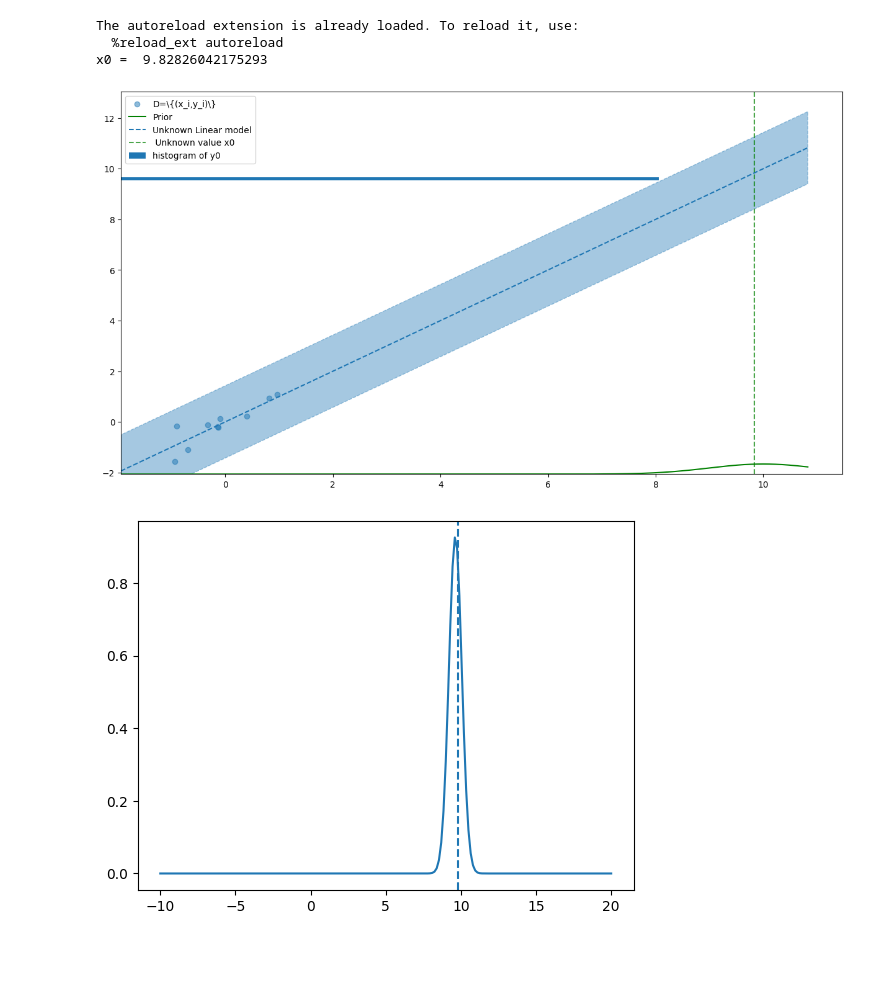
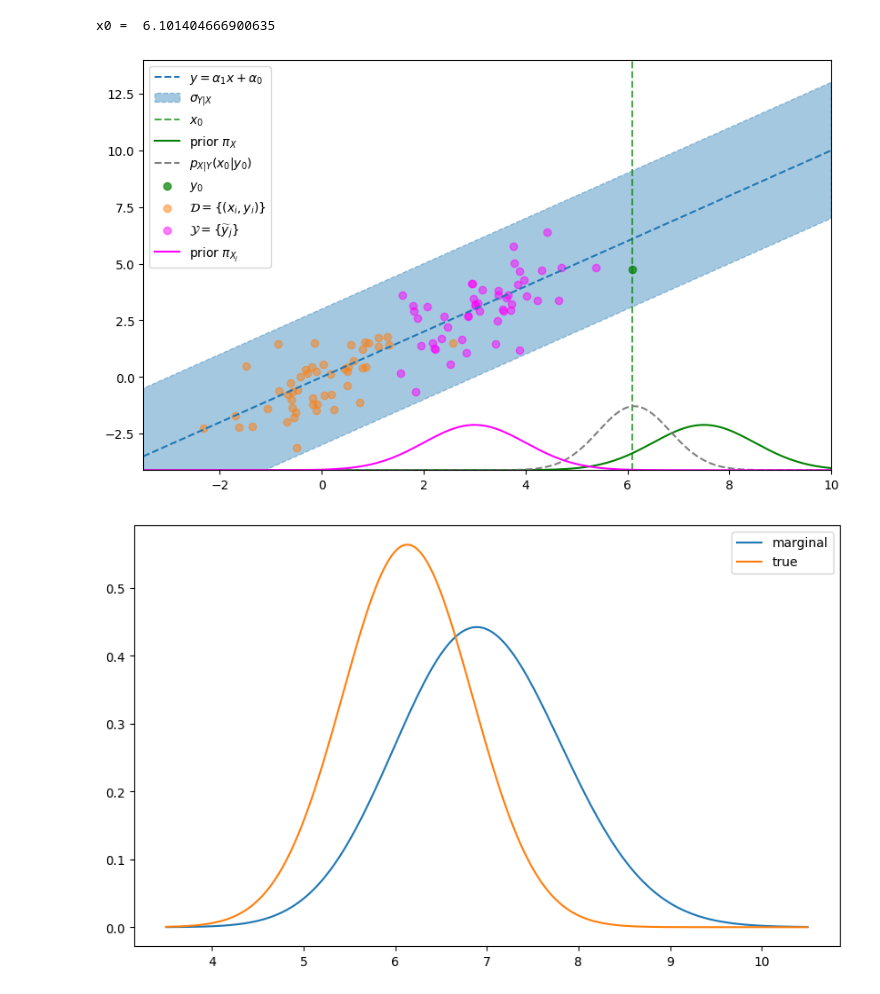
Before and after one commit to ElouanARGOUARCH/models, a Jupyter notebook: Untitled2.ipynb, the cells around one changed output. Saved outputs shown, nothing was run; the diff lists cells and outputs as text; code cells hidden in the pictures; blank space fills up the shorter version.

```diff
--- a/Untitled2.ipynb
+++ b/Untitled2.ipynb
@@ -1,62 +1,93 @@
 # %%
 import torch
 import matplotlib.pyplot as plt
+from matplotlib.markers import MarkerStyle
 from regressor import *
 from utils import *
 %load_ext autoreload
 %autoreload 2
+torch.manual_seed(0)
 
 scale_sigma2 = torch.tensor(.5)
 shape_sigma2 = torch.tensor(.5)
 sigma20 = pyro.distributions.InverseGamma(shape_sigma2, scale_sigma2).sample()
+sigma20 = torch.tensor(1)
 
 mu_beta = torch.zeros(2)
 Sigma_beta = torch.eye(2)
 beta0 =torch.distributions.MultivariateNormal(mu_beta, Sigma_beta).sample()
 beta0 = torch.tensor([1.,0.])
 
-mu_X =torch.tensor(10.)
+mu_X =torch.tensor(7.5)
 sigma2_X =torch.tensor(1.)
 x0 =  torch.distributions.Normal(mu_X, torch.sqrt(sigma2_X)).sample()
 
-prior_dataset = torch.distributions.Normal(torch.tensor(0.), torch.tensor(0.5))
-n_D = 10
+prior_dataset = torch.distributions.Normal(torch.tensor(0.), torch.tensor(1))
+n_D = 50
 DX =prior_dataset.sample([n_D])
 
 sigma2_simulateur = torch.tensor(1)
 f = lambda x: beta0[0]*x + beta0[1]
 simulateur= lambda x: f(x) + torch.randn(x.shape[0])*torch.sqrt(sigma20)
 DY = simulateur(DX)
 
-
 print('x0 = ',str(x0.item()))
 n_y0= 1
 y0 = simulateur(x0.repeat(n_y0))
 
-plt.figure(figsize = (15,8))
-y_min = torch.min(torch.cat([DY,y0])) - 0.5
-plt.scatter(DX.numpy(), DY.numpy(), alpha =.5, label = r'D=\{(x_i,y_i)\}')
 
-tt = torch.linspace(torch.min(torch.cat([DX, x0.unsqueeze(0)])) -1,torch.max(torch.cat([DX, x0.unsqueeze(0)]))+1,1000)
-plt.plot(tt, y_min + torch.exp(torch.distributions.Normal(mu_X, torch.sqrt(sigma2_X)).log_prob(tt.unsqueeze(-1))), color = 'green', label='Prior')
-plt.plot(tt.numpy(),f(tt).numpy(), linestyle = '--', label = 'Unknown Linear model', color ='C0')
-plt.fill_between(tt.numpy(),f(tt).numpy() - 3*torch.sqrt(sigma20).numpy(),f(tt).numpy() + 3*torch.sqrt(sigma20).numpy(),linestyle = '--',color = 'C0',alpha = 0.4, label = '')
-plt.axvline(x0.numpy(), color = 'green', alpha = .7, linestyle = '--', label=' Unknown value x0')
-hist = plt.hist(y0.numpy(), orientation ='horizontal', bins = 10, density = True, bottom = tt[0], label = 'histogram of y0')
+posterior_mean, posterior_sigma2 =generative_bayesian_linear_regression_known_variance(sigma20,mu_X, sigma2_X).compute_x0_given_y0_beta_moments(y0, torch.tensor(1.))
+true_posterior = torch.distributions.Normal(posterior_mean, torch.sqrt(posterior_sigma2))
+
+list_xj = []
+list_yj = []
+n_unlabeled_obs = 50
+n_per_obs = 1
+for t in torch.linspace(-10,10,n_unlabeled_obs):
+    prior = torch.distributions.Normal(3, 1)
+    xj = prior.sample()
+    list_xj.append(xj.unsqueeze(0).repeat(n_per_obs))
+    yj = simulateur(xj.unsqueeze(0).repeat(n_per_obs))
+    list_yj.append(yj.unsqueeze(0))
+if n_unlabeled_obs>0:
+    Y = torch.cat(list_yj, dim = 0)
+    X = torch.cat(list_xj, dim = 0)
+else:
+    Y = torch.tensor([])
+    X = torch.tensor([])
+prior_means = 3*torch.ones(n_unlabeled_obs)
+prior_sigma2s = torch.ones(n_unlabeled_obs)
+
+y_min = torch.min(torch.cat([DY, torch.flatten(Y)])-1)
+
+plt.figure(figsize = (10,6))
+ax = plt.subplot()
+ax.set_xlim(-3.5,10)
+tt = torch.linspace(-3.5,10,200)
+plt.plot(tt.numpy(),f(tt).numpy(), linestyle = '--', label = r'$y = \alpha_1x+ \alpha_0$', color ='C0')
+plt.fill_between(tt.numpy(),f(tt).numpy() - 3*torch.sqrt(sigma20).numpy(),f(tt).numpy() + 3*torch.sqrt(sigma20).numpy(),linestyle = '--',color = 'C0',alpha = 0.4, label = r'$\sigma_{Y|X}$')
+plt.axvline(x0.numpy(), color = 'green', alpha = .7, linestyle = '--', label='$x_0$')
+plt.plot(tt, y_min + 5*torch.exp(torch.distributions.Normal(mu_X, torch.sqrt(sigma2_X)).log_prob(tt.unsqueeze(-1))), color = 'green', label=r'prior $\pi_X$')
+plt.plot(tt,y_min+5*torch.exp(true_posterior.log_prob(tt)),linestyle ='--', label = r'$p_{X|Y}(x_0|y_0)$', color = 'grey')
+plt.scatter(x0.repeat(n_y0), y0, color = 'green', alpha = .7, label = r'$y_0$')
+plt.scatter(DX.numpy(), DY.numpy(), alpha =.5, label = r'$\mathcal{D}=\{(x_i,y_i)\}$', color = 'C1')
+
+#hist = plt.hist(y0.numpy(), orientation ='horizontal', bins = n_y0, density = True,histtype = 'step', bottom = -3.5, label = r'histogramme de $y_0$')
+plt.scatter(X,Y,color = 'magenta', alpha = .5, label = r'$\mathcal{Y} = \{\widetilde{y}_j\}$')
+plt.plot(tt, y_min + 5*torch.exp(torch.distributions.Normal(3, 1).log_prob(tt.unsqueeze(-1))), color = 'magenta', label=r'prior $\pi_{X_j}$')
 plt.ylim(y_min,)
 plt.legend()
 plt.show()
 # %% [output]
-The autoreload extension is already loaded. To reload it, use:
-  %reload_ext autoreload
-x0 =  9.82826042175293
+x0 =  6.101404666900635
-[figure, old version]
+[figure, new version]
 # %%
-posterior_mean, posterior_sigma2 =generative_bayesian_affine_regression_known_variance(sigma20,mu_X, sigma2_X).compute_x0_given_y0_beta_moments(y0, beta0)
-true_posterior = torch.distributions.Normal(posterior_mean, torch.sqrt(posterior_sigma2))
-tt = torch.linspace(-10,20,200)
-plt.plot(tt, torch.exp(true_posterior.log_prob(tt)))
-plt.axvline(x0, linestyle ='--')
+tt_post = torch.linspace(3.5,10.5,200)
+blr_ = generative_bayesian_affine_regression_known_variance(sigma20,mu_X, sigma2_X, mu_beta,Sigma_beta)
+log_prob = blr_.x0_given_y0_D_marginal_log_posterior(tt_post, y0, DX, DY)
+plot_1d_unormalized_values(tt_post,torch.exp(log_prob),show = False, label = 'marginal')
+plt.plot(tt_post,torch.exp(true_posterior.log_prob(tt_post)), label = 'true')
+plt.legend()
 plt.show()
 # %% [output]
-[figure, old version]
+[figure, new version]
```
Also changed, not shown: parts of 4 cells of this notebook, 2 other files.
